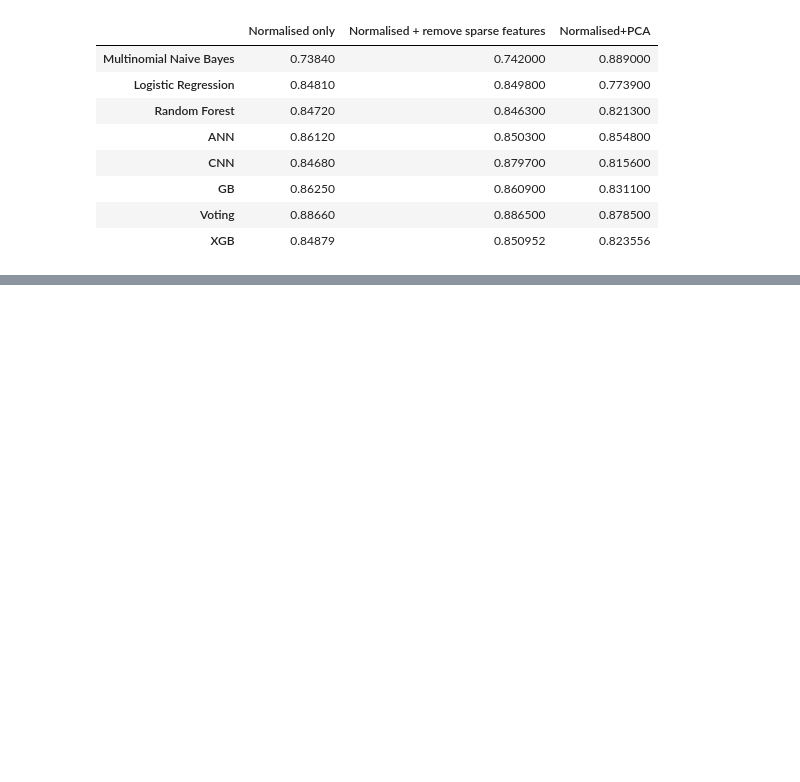
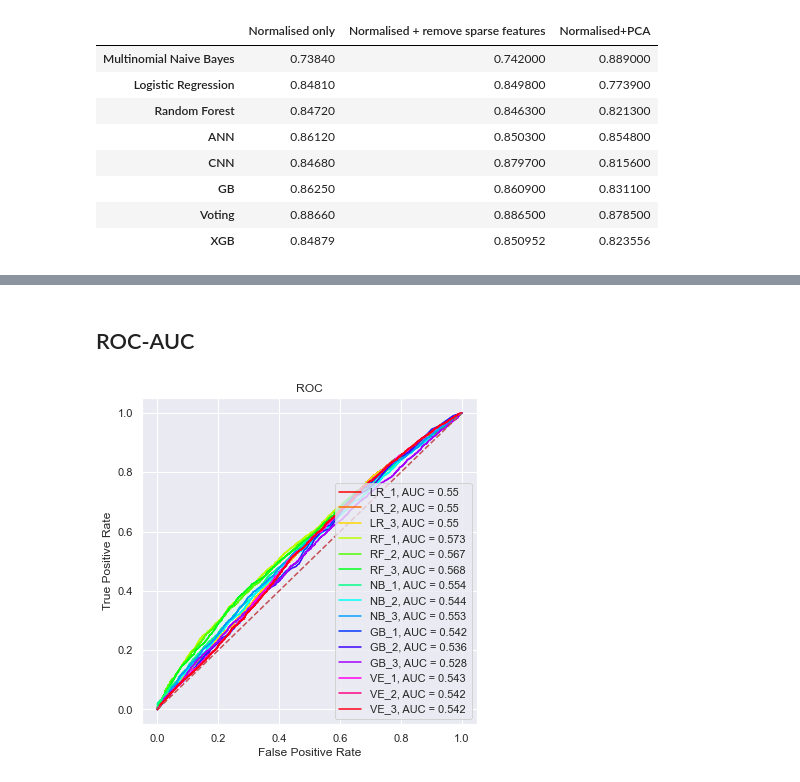
Before and after one commit to Rab6it/COMP5703_code, a Jupyter notebook: project.ipynb, the cells around one changed output, grey strips where cells are left out. Drawn from its saved outputs; the diff is of its cells as text; code cells hidden in the pictures; blank space fills up the shorter version.

```diff
--- a/project.ipynb
+++ b/project.ipynb
@@ -880,6 +881,9 @@ def forward_select(X,Y,clf,n_features_to_select):
     transformed_Xtrain = sfs_forward.transform(X_train_3)
     transformed_Xtest = sfs_forward.transform(X_test_3)
     return transformed_Xtrain,transformed_Xtest
+# %%
+rocDict = {}
+score_name = ['acc', 'pre', 'rec', 'F1', 'bal_acc']
 # %% [markdown]
 # Logit regression
 # %%
@@ -1052,5 +1101,13 @@ test scores: [0.8472, 0.8912, 0.9432, 0.9165, 0.5108]
 # %%
 ### normalize+remove low-variance features
 rf_4_scores = rf(X_train_4,SMOTE_y,X_test_4,y_test_1)
-print('test scores:',rf_4_scores)
+print('test scores: ', end=' ')
+for name in score_name:
+    print('{}'.format(rf_4_scores[name]), end=' ')
+
+rocDict.update({'RF_2': \
+                {'fpr': rf_4_scores['fpr'],\
+                    'tpr': rf_4_scores['tpr'],\
+                    'roc_auc': rf_4_scores['roc_auc']}\
+                })
 # %% [output]
@@ -1496,6 +1565,19 @@ gb_pre:  [0.892, 0.8918, 0.8901]
 gb_rec:  [0.9618, 0.96, 0.9241]
 gb_f1:   [0.9256, 0.9246, 0.9068]
 gb_bal_acc:  [0.5148, 0.5138, 0.5052]
+# %%
+gb_names = ['GB_1', 'GB_2', 'GB_3']
+
+for name in gb_names:
+    # print(name)
+    # print(gb_names.index(name))
+    # print(gb_temp_dict[train_list_name[gb_names.index(name)]])
+    rocDict.update({
+        name:{
+            'fpr': gb_temp_dict[train_list_name[gb_names.index(name)]]['fpr'],\
+            'tpr': gb_temp_dict[train_list_name[gb_names.index(name)]]['tpr'],\
+            'roc_auc': gb_temp_dict[train_list_name[gb_names.index(name)]]['roc_auc'],\
+        }})
 # %%
 # forward selection
 # n_features = [2,3,5,10]
@@ -2407,3 +2523,26 @@ balanced accuracy
 | GB | 0.5148 | 0.5138 | 0.5052 | 0.5267 |
 | Voting | 0.5037 | 0.5037 | 0.5042 | - |
 | XGB | 0.0000 | 0.0000 | 0.0000 | - |
+# %% [markdown]
+## ROC-AUC
+# %%
+cmap = plt.cm.get_cmap('hsv', len(rocDict))
+
+keyList = list(rocDict.keys())
+plt.figure(figsize=(6, 6))
+plt.title('ROC')
+for key, value in rocDict.items():
+# for each in [nb_3_scores, nb_4_scores, nb_pca_scores]:
+    plt.plot(value['fpr'], value['tpr'],\
+            color=cmap(keyList.index(key)),\
+            label='{}, AUC = {}'.format(key, value['roc_auc'].round(3)))
+
+plt.legend(loc='lower right')
+plt.plot([0, 1], [0, 1], 'r--')
+plt.xlim([-0.05, 1.05])
+plt.ylim([-0.05, 1.05])
+plt.xlabel('False Positive Rate')
+plt.ylabel('True Positive Rate')
+plt.show()
+# %% [output]
+[figure, added]
```
Also changed, not shown: parts of 15 cells of this notebook.
